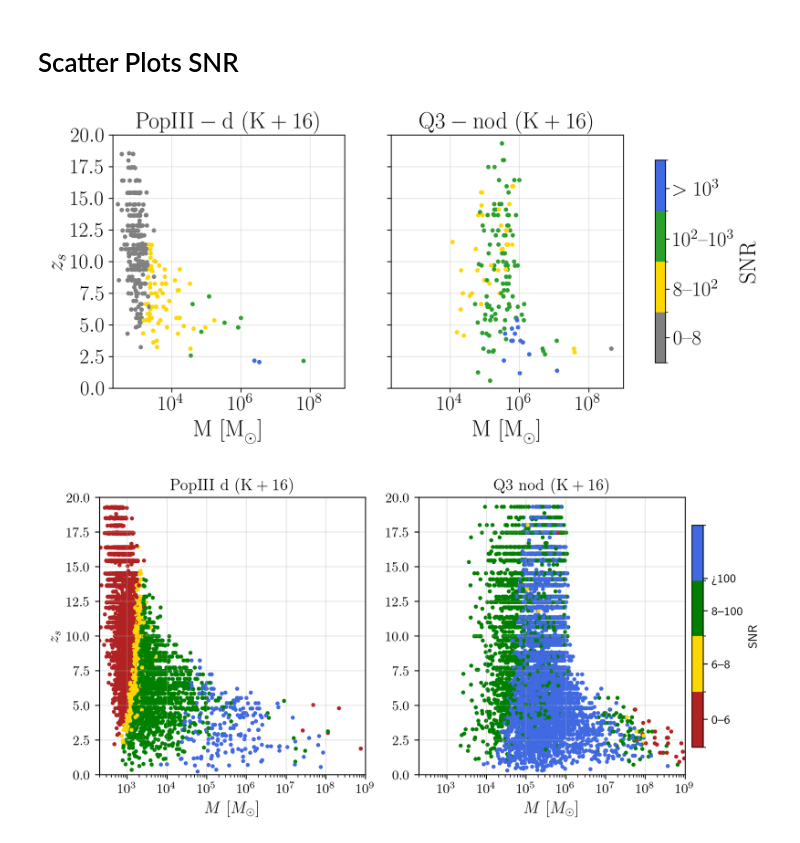
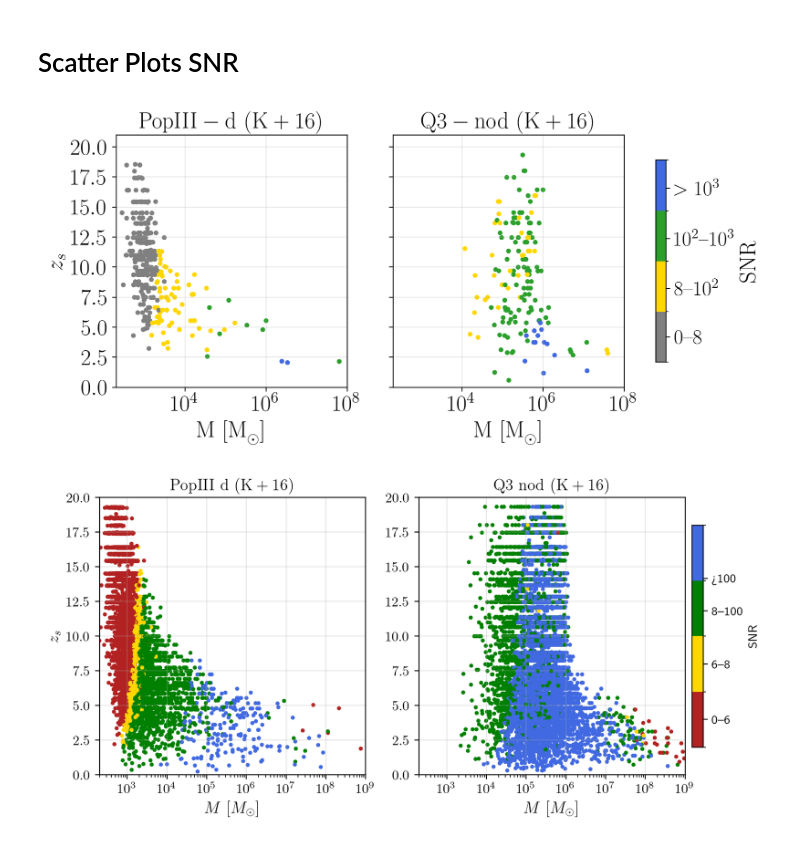
Before and after one commit to juangutimuni/Stronglensing-LISA, a Jupyter notebook: LISA_SL_Rates.ipynb, the cells around one changed output. Cells and saved outputs as stored; diff of their text form; code cells hidden in the pictures.

```diff
--- a/LISA_SL_Rates.ipynb
+++ b/LISA_SL_Rates.ipynb
@@ -671,6 +520,7 @@ SecondRun/HSnodSNhighaccr/HSnodSNhighaccr_SNRLb_final.csv: 9285.55099 eventos co
 # %% [markdown]
 # Scatter Plots SNR
 # %%
+# Unlensed Events
 from matplotlib.colors import BoundaryNorm, ListedColormap
 
 df1 = pd.read_csv("SecondRun/PopIIId/popIII_SNRLb_final.csv")
@@ -696,47 +546,44 @@ sc0 = axs[0].scatter(
     c=df1_sample['Mean_SNR'],
     cmap=cmap,
     norm=norm,
-    s=8
+    s=10
 )
 axs[0].set_xscale("log")
 axs[0].set_title(r'$\mathrm{PopIII-d\ (K+16)}$', fontsize = 20)
 axs[0].set_xlabel(r"$\mathrm{M\ [M}_\odot]$", fontsize = 20)
 axs[0].set_ylabel(r"$z_s$", fontsize = 20)
 axs[0].grid(alpha=0.3)
 
 axs[1].scatter(
     df2_sample['m1'] + df2_sample['m2'],
     df2_sample['z_merger'],
     c=df2_sample['Mean_SNR'],
     cmap=cmap,
     norm=norm,
-    s=8
+    s=10
 )
 axs[1].set_xscale("log")
 axs[1].set_title(r'$\mathrm{Q3-nod\ (K+16)}$', fontsize = 20)
 axs[1].set_xlabel(r"$\mathrm{M\ [M}_\odot]$", fontsize = 20)
 axs[1].grid(alpha=0.3)
 
 cbar = fig.colorbar(sc0, ax=axs, orientation='vertical', pad=0.05, shrink=0.8)
 cbar.set_label(r"$\mathrm{SNR}$", fontsize= 20)
 cbar.set_ticks([4, 50, 500, 5000])
 cbar.set_ticklabels(['$0–8$', '$8–10^2$', '$10^2–10^3$', '$>10^3$'])
 cbar.ax.tick_params(labelsize=18)
 
-axs[0].set_xlim(2e2, 1e9)
-axs[1].set_xlim(2e2, 1e9)
-axs[0].set_ylim(0, 20)
-axs[1].set_ylim(0, 20)
-axs[0].set_yticks(np.arange(0, 21, 2.5))
-axs[0].tick_params(labelsize=18)
-axs[1].set_yticks(np.arange(0, 21, 2.5))
-axs[1].tick_params( labelsize=18)
+for ax in axs:
+    ax.set_xlim(2e2, 1e8)
+    ax.set_ylim(0, 21)
+    ax.set_yticks(np.arange(0, 21, 2.5))
+    ax.tick_params(labelsize=20)
 
 #plt.tight_layout()
-plt.savefig("SecondRun/Images/scatterSNR_popIII_Q3nod" , dpi=300, bbox_inches="tight")
+plt.savefig("SecondRun/Images/scatterSNR_popIII_Q3nod.pdf" , dpi=300, bbox_inches="tight")
 plt.show()
 # %% [output]
-[figure, old version]
+[figure, new version]
 # %%
 from matplotlib.colors import BoundaryNorm, ListedColormap
 
```
Also changed, not shown: parts of 33 cells of this notebook.
